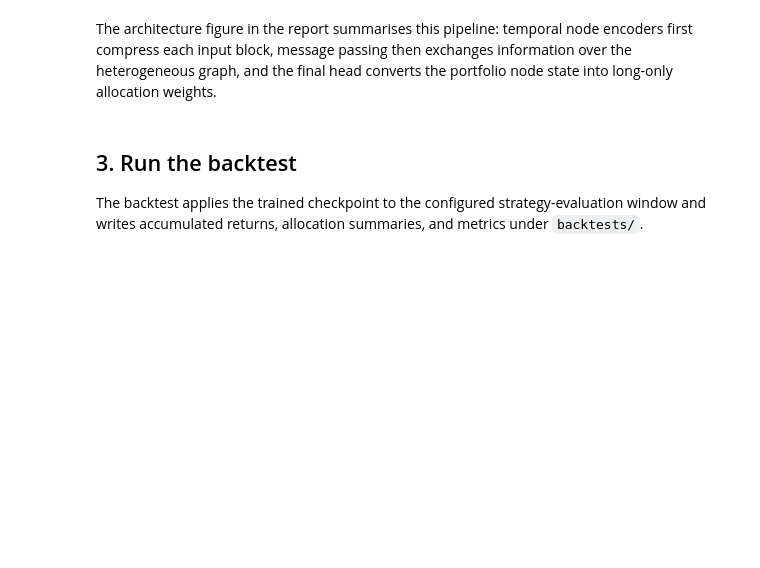
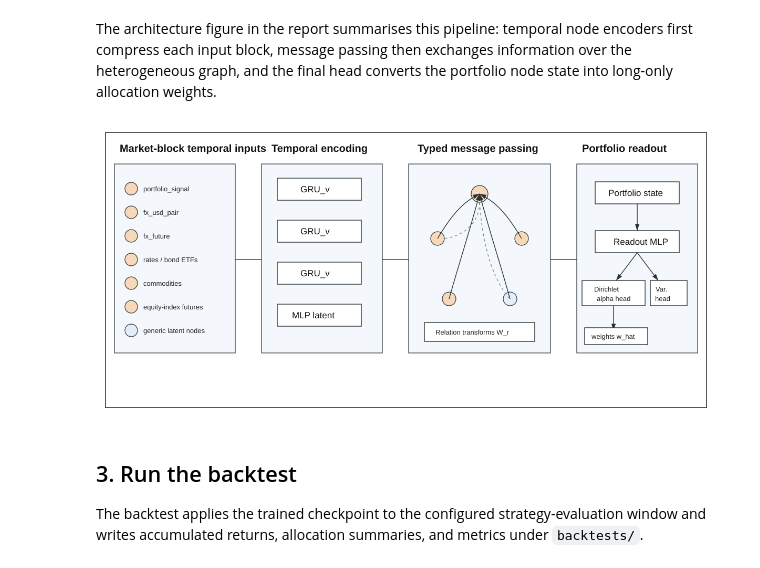
Before and after one commit to ICAI-IMAT-XAI/final-project-miguel-montes-lorenzo, a Jupyter notebook: xai/xai.ipynb, the cells around one changed output. Drawn from its saved outputs; the diff is of its cells as text; code cells hidden in the pictures; blank space fills up the shorter version.

Commit message:
update paths in xai.ipynb

```diff
--- a/xai/xai.ipynb
+++ b/xai/xai.ipynb
@@ -59,7 +25,26 @@ The main explained model is the HTGNN checkpoint. It encodes each market block a
 # %% [markdown]
 The architecture figure in the report summarises this pipeline: temporal node encoders first compress each input block, message passing then exchanges information over the heterogeneous graph, and the final head converts the portfolio node state into long-only allocation weights.
+# %%
+from pathlib import Path
+from IPython.display import SVG, Image, display
+
+
+def latest_dir(root):
+    root = Path(root)
+    candidates = [path for path in root.iterdir() if path.is_dir()]
+    return max(candidates, key=lambda path: path.stat().st_mtime)
+
+
+def display_svg(path):
+    display(SVG(filename=str(path)))
+
+
+def display_png(path, width=None):
+    display(Image(filename=str(path), width=width))
 # %%
-display_png('report/figures/graphics/htgnn_architecture.png', width=620)
+display_png("../report/figures/graphics/htgnn_architecture.png", width=620)
+# %% [output]
+[figure, added]
 # %% [markdown]
 ## 3. Run the backtest
 
```
Also changed, not shown: parts of 20 cells of this notebook.
